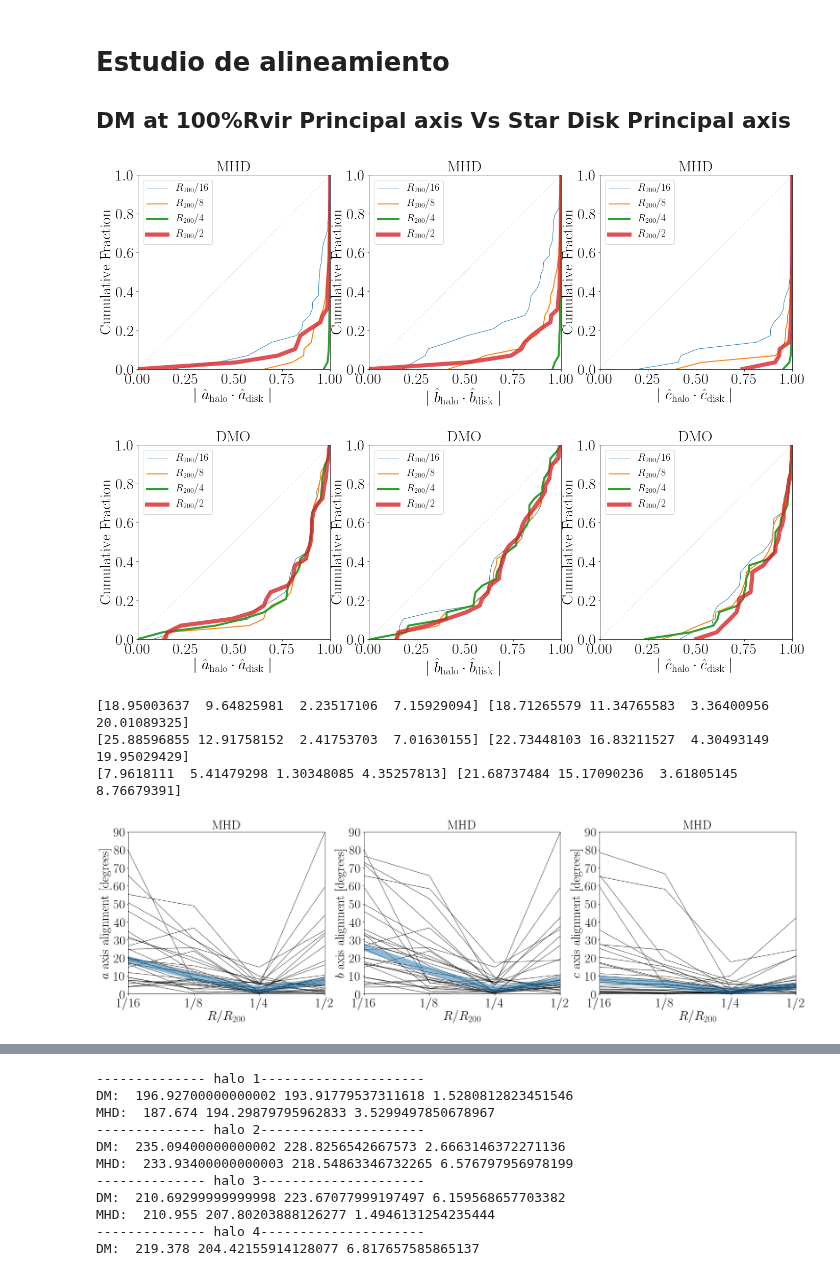
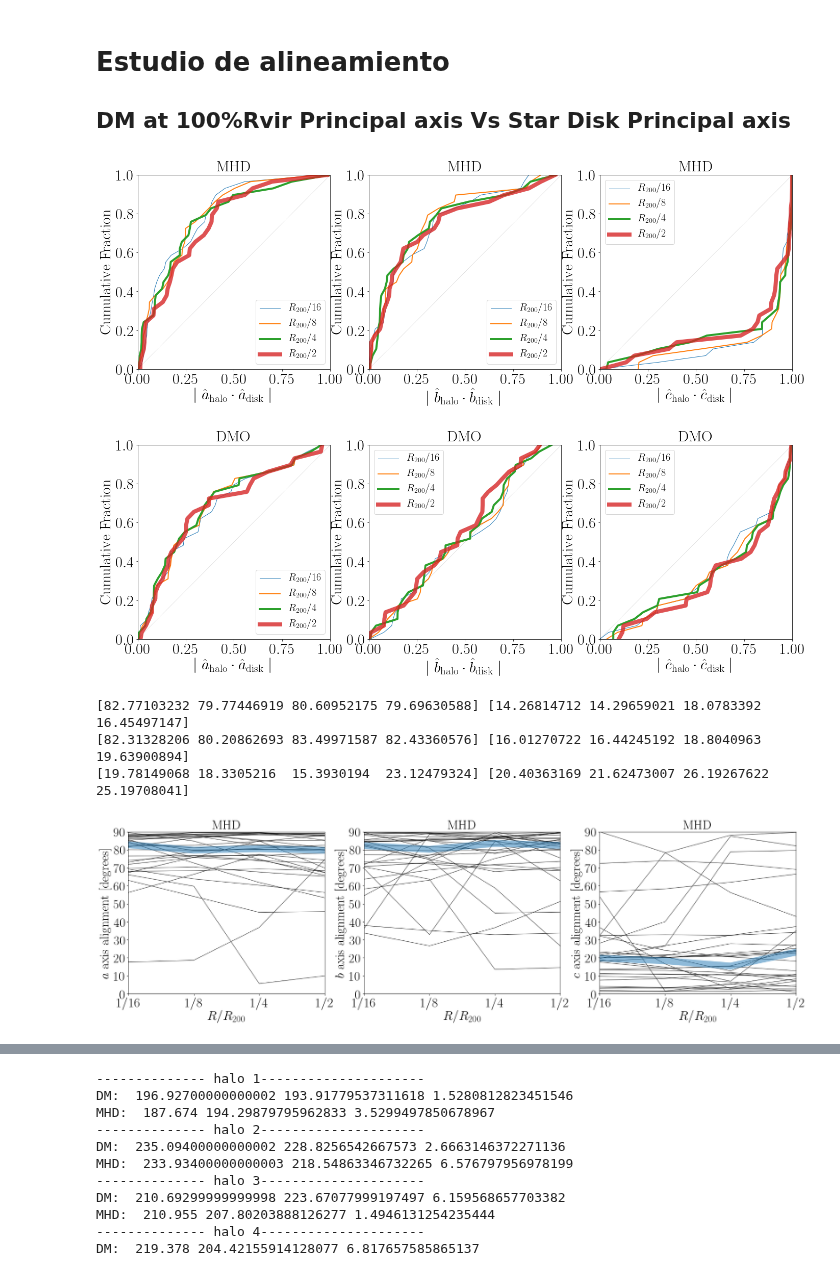
Before and after one commit to jdprada1760/Paper_Halo_shapes, a Jupyter notebook: Code/Star_Disk_DM_Alignment.ipynb, the cells around one changed output, grey strips where cells are left out. Saved outputs shown, nothing was run; the diff lists cells and outputs as text; code cells hidden in the pictures.

```diff
--- a/Code/Star_Disk_DM_Alignment.ipynb
+++ b/Code/Star_Disk_DM_Alignment.ipynb
@@ -72,5 +72,8 @@ headers,axes = read_csv(folder+fn_axes)
 print(headers)
 # Obtiene el contenido del archivo de vctores propios asociados
 headers,vecs = read_csv(folder+fn_vecs)
+
+params = np.loadtxt('../Data/Halo_General/Level 4/level4_params.txt', delimiter=',')
+print(params[:,[9,10,11]])
 # %% [output]
 ['a12', 'b12', 'c12', 'a25', 'b25', 'c25', 'a50', 'b50', 'c50', 'a1', 'b1', 'c1', 'aDisk', 'bDisk', 'cDisk']
@@ -153,7 +172,7 @@ plt.rc('ytick', labelsize=SMALL_SIZE)    # fontsize of the tick labels
 
 for axis_test in [0,1,2]:
     plt.subplot(1,3,axis_test+1)
-    vecs_stardisk = vecsMHD[:,-1,axis_test,:]
+    vecs_stardisk = params[:,[9,10,11]]
     dot_pr_8 = np.abs(np.diag(vecsMHD[:,0,axis_test,:]@vecs_stardisk.T))
     dot_pr_4 = np.abs(np.diag(vecsMHD[:,1,axis_test,:]@vecs_stardisk.T))
     dot_pr_2 = np.abs(np.diag(vecsMHD[:,2,axis_test,:]@vecs_stardisk.T))
@@ -177,7 +196,7 @@ for axis_test in [0,1,2]:
     plt.xticks(np.linspace(0,1,5))
 plt.savefig('../Document/cumulative_alignment_MHD.pdf',bbox_inches='tight')
 # %% [output]
-[figure, old version]
+[figure, new version]
 # %%
 plt.figure(figsize=(23,7))
 
@@ -201,7 +220,7 @@ plt.rc('ytick', labelsize=SMALL_SIZE)    # fontsize of the tick labels
 
 for axis_test in [0,1,2]:
     plt.subplot(1,3,axis_test+1)
-    vecs_stardisk = vecsMHD[:,-1,axis_test,:]
+    vecs_stardisk = params[:,[9,10,11]]
     dot_pr_8 = np.abs(np.diag(vecsDM[:,0,axis_test,:]@vecs_stardisk.T))
     dot_pr_4 = np.abs(np.diag(vecsDM[:,1,axis_test,:]@vecs_stardisk.T))
     dot_pr_2 = np.abs(np.diag(vecsDM[:,2,axis_test,:]@vecs_stardisk.T))
@@ -225,7 +244,7 @@ for axis_test in [0,1,2]:
     plt.xticks(np.linspace(0,1,5))
 plt.savefig('../Document/cumulative_alignment_DM.pdf',bbox_inches='tight')
 # %% [output]
-[figure, old version]
+[figure, new version]
 # %%
 plt.figure(figsize=(28,7))
 
@@ -242,38 +261,38 @@ SSSMALL_SIZE = 16
 
 plt.rc('font', size=SSSMALL_SIZE)          # controls default text sizes
 plt.rc('axes', titlesize=MEDIUM_SIZE)     # fontsize of the axes title
 plt.rc('axes', labelsize=MEDIUM_SIZE)    # fontsize of the x and y labels
 plt.rc('xtick', labelsize=SMALL_SIZE)    # fontsize of the tick labels
 plt.rc('ytick', labelsize=SMALL_SIZE)    # fontsize of the tick labels
 
 angles = np.zeros((30,4))
 for axis_test in [0,1,2]:
     plt.subplot(1,3,axis_test+1)
-    vecs_stardisk = vecsMHD[:,-1,axis_test,:]
+    vecs_stardisk = params[:,[9,10,11]]
     dot_pr_8 = np.abs(np.diag(vecsMHD[:,0,axis_test,:]@vecs_stardisk.T))
     dot_pr_4 = np.abs(np.diag(vecsMHD[:,1,axis_test,:]@vecs_stardisk.T))
     dot_pr_2 = np.abs(np.diag(vecsMHD[:,2,axis_test,:]@vecs_stardisk.T))
     dot_pr_1 = np.abs(np.diag(vecsMHD[:,3,axis_test,:]@vecs_stardisk.T))
     angles = np.rad2deg(np.arccos(np.array([dot_pr_8, dot_pr_4, dot_pr_2, dot_pr_1])))
     median = np.median(angles, axis=1)
     std_angles = np.std(angles, axis=1)
     print(median, std_angles)
     for h in range(30):
         plt.plot(angles[:,h], color='black', alpha=0.8, linewidth=1)
     plt.plot(median, linewidth=16, alpha=0.5)
     plt.title(r'MHD')
     plt.ylabel(ylabel[axis_test])
     plt.xlabel(r'$R/R_{200}$')
     plt.xlim([0,3])
     plt.ylim([0,90])
     plt.xticks(np.linspace(0,3,4), [r"$1/16$", r"$1/8$", r"$1/4$", r"$1/2$"])
     plt.yticks(np.linspace(0,90,10))
 plt.savefig('../Document/angles_alignment_MHD.pdf',bbox_inches='tight')
 # %% [output]
-[18.95003637  9.64825981  2.23517106  7.15929094] [18.71265579 11.34765583  3.36400956 20.01089325]
-[25.88596855 12.91758152  2.41753703  7.01630155] [22.73448103 16.83211527  4.30493149 19.95029429]
-[7.9618111  5.41479298 1.30348085 4.35257813] [21.68737484 15.17090236  3.61805145  8.76679391]
+[82.77103232 79.77446919 80.60952175 79.69630588] [14.26814712 14.29659021 18.0783392  16.45497147]
+[82.31328206 80.20862693 83.49971587 82.43360576] [16.01270722 16.44245192 18.8040963  19.63900894]
+[19.78149068 18.3305216  15.3930194  23.12479324] [20.40363169 21.62473007 26.19267622 25.19708041]
-[figure, old version]
+[figure, new version]
 # %%
 plt.figure(figsize=(28,7))
 
```
Also changed, not shown: parts of 11 cells of this notebook, 1 other file.
